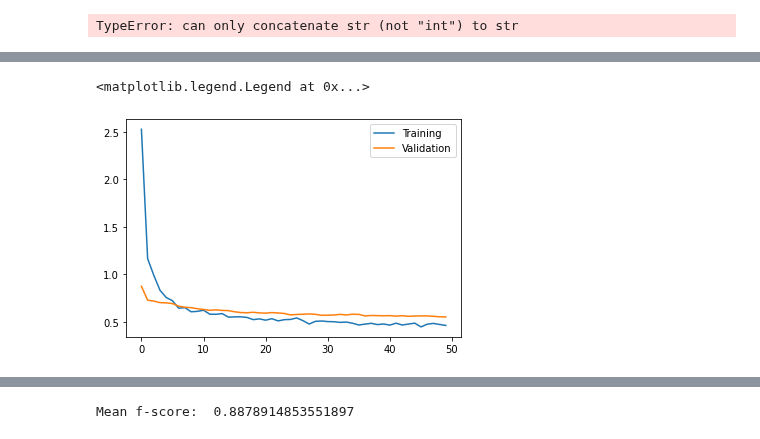
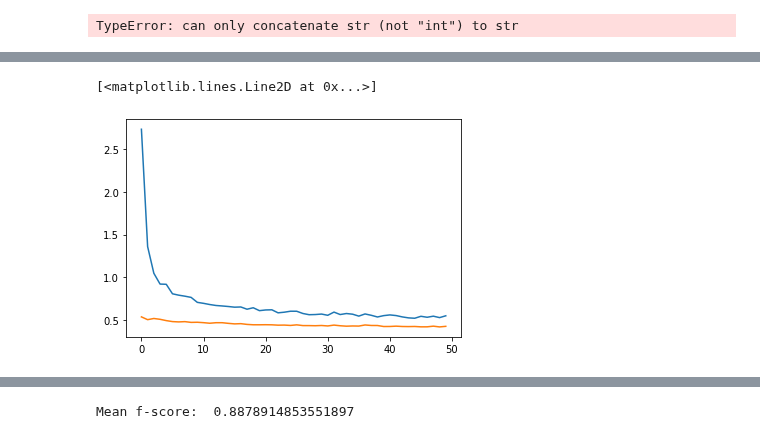
Before and after one commit to SimonFalk/beyondPianoRoll, a Jupyter notebook: flow.ipynb, the cells around one changed output, grey strips where cells are left out. Saved outputs shown, nothing was run; the diff lists cells and outputs as text; code cells hidden in the pictures.

```diff
--- a/flow.ipynb
+++ b/flow.ipynb
@@ -64,6 +61,7 @@ ds
 | 48 | slurtest09_IR1.wav | 32.800408 | IR | scales | 0 | 0 |
 # %%
 sel = [0,2,3,4,7,8, 20,21,34,24,42,26, 29,22,30,47,44,33]
+sel = np.arange(49)
 ds.iloc[sel]
 # %% [output]
 |  | filename | length (s) | player | category | vibrato | polyphony |
@@ -299,17 +308,17 @@ def compute_steps(idx, bs):
     return np.sum(steps_per_song)
 # %%
 # Hyperparameters and modes
-datasets = "threefold"
+datasets = "refinedTot"
 continue_run = False
 training_mode = "all" # REMEMBER TO CHANGE
-check_at_epoch = 5
+check_at_epoch = 4
 
 custom_model = False
 
 save = True # REMEMBER TO CHANGE
  # REMEMBER TO CHANGE
-save_path = "results/cnn-training-230127a/" # TODO - automatically
-n_epochs = 50 # REMEMBER TO CHANGE
+save_path = "results/cnn-training-230202t/" # TODO - automatically
+n_epochs = 20 # REMEMBER TO CHANGE
 learning_r = 0.001
 bs = 256
 steps_per_epoch = int(np.sum(np.array([len(f) for f in mm_proc_frames])[folds[0][0]]-2*CONTEXT-1)/bs)
@@ -675,10 +648,11 @@ INFO:tensorflow:Assets written to: results/cnn-training-230127a/fold_2_threefold
 # %%
-with open("results/cnn-training-230127a/fold_2_threefold-seq-50eps-lr0.0010-standard_history.pickle", "rb") as f:
+
+
+with open("results/cnn-training-230127a/fold_1_threefold-seq-50eps-lr0.0010-standard_history.pickle", "rb") as f:
     history = pickle.load(f)
 
-plt.plot(history['wbce'])
-plt.plot(history['val_wbce'])
-plt.legend(["Training", "Validation"])
+plt.plot(history["wbce"])
+plt.plot(history["val_wbce"])
 # %% [output]
-<matplotlib.legend.Legend at 0x...>
+[<matplotlib.lines.Line2D at 0x...>]
-[figure, old version]
+[figure, new version]
```
Also changed, not shown: parts of 13 cells of this notebook.
